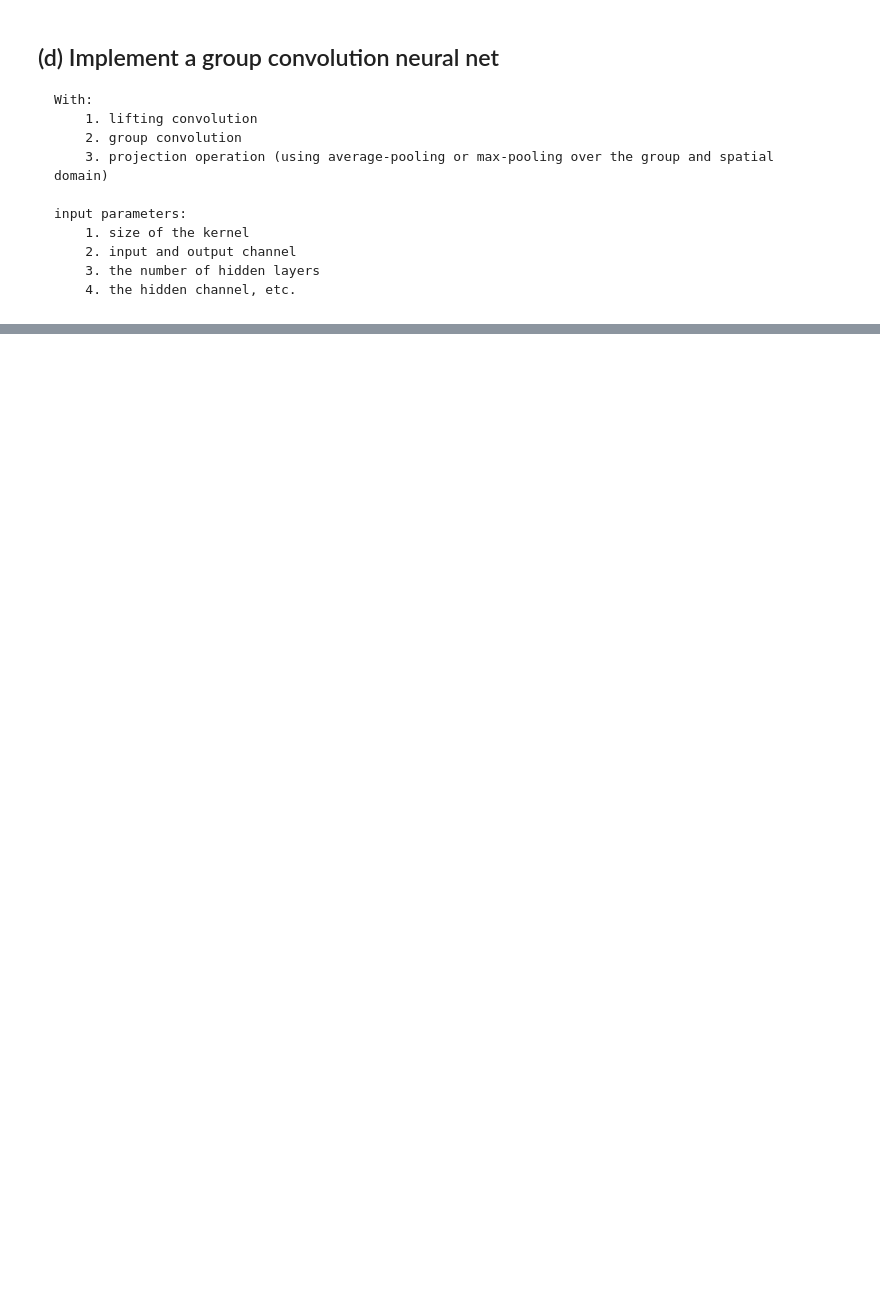
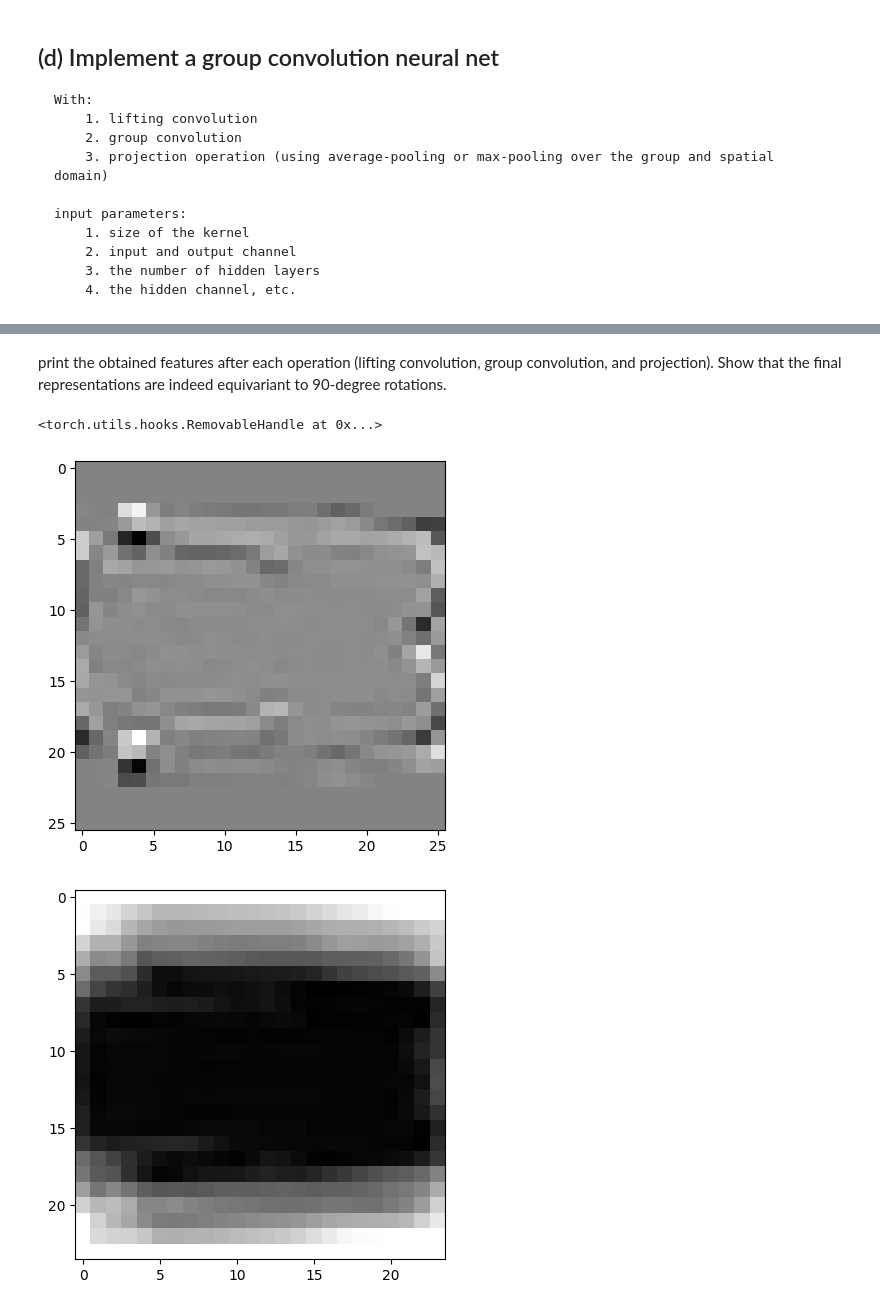
Before and after one commit to GalYona21/Geometric_DL_HW2, a Jupyter notebook: q3.ipynb, the cells around one changed output, grey strips where cells are left out. Saved outputs shown, nothing was run; the diff lists cells and outputs as text; code cells hidden in the pictures; blank space fills up the shorter version.

```diff
--- a/q3.ipynb
+++ b/q3.ipynb
@@ -447,0 +518,17 @@ HPU available: False, using: 0 HPUs
+# %%
+CKPT_PATH = './tb_logs/full_training/version_4/checkpoints/epoch=149-step=66900.ckpt'
+
+net = GroupConvNet(
+    in_channels = 1,
+    out_channels = 10,
+    kernel_size = 3,
+    n_hidden_layers = 5,
+    hidden_channels=15,
+    kernel_padding=0,
+    pooling_op='sum'
+)
+
+model = LitGroupConvNet.load_from_checkpoint(CKPT_PATH, net=net)
+model.eval()
+
+pl.Trainer(accelerator='cpu').validate(dataloaders=test_loader, model=model)
@@ -447,0 +548,28 @@ HPU available: False, using: 0 HPUs
+# %% [markdown]
+print the obtained features after each operation (lifting convolution, group convolution, and projection). Show that the final representations are indeed equivariant to 90-degree rotations.
+# %%
+activation = {}
+def get_activation(name):
+    def hook(model, input, output):
+        activation[name] = output.detach()
+    return hook
+
+net.lc.register_forward_hook(get_activation('lc'))
+net.gcs[0].register_forward_hook(get_activation('gc1')) # first group conv
+net.gcs[4].register_forward_hook(get_activation('gc5')) # 5th group conv
+# %% [output]
+<torch.utils.hooks.RemovableHandle at 0x...>
+# %%
+g = RotationGroupElement(1)
+# %%
+output = net(g(x))
+lc_output = activation['lc']
+gc1_output = activation['gc1']
+gc5_output = activation['gc5']
+
+plot_img(lc_output[0,0,0,:,:])
+plot_img(gc1_output[0,0,0,:,:])
+plot_img(gc5_output[0,0,0,:,:])
+# %% [output]
+[figure, added]
+[figure, added]
```
Also changed, not shown: parts of 24 cells of this notebook, 1 other file.
